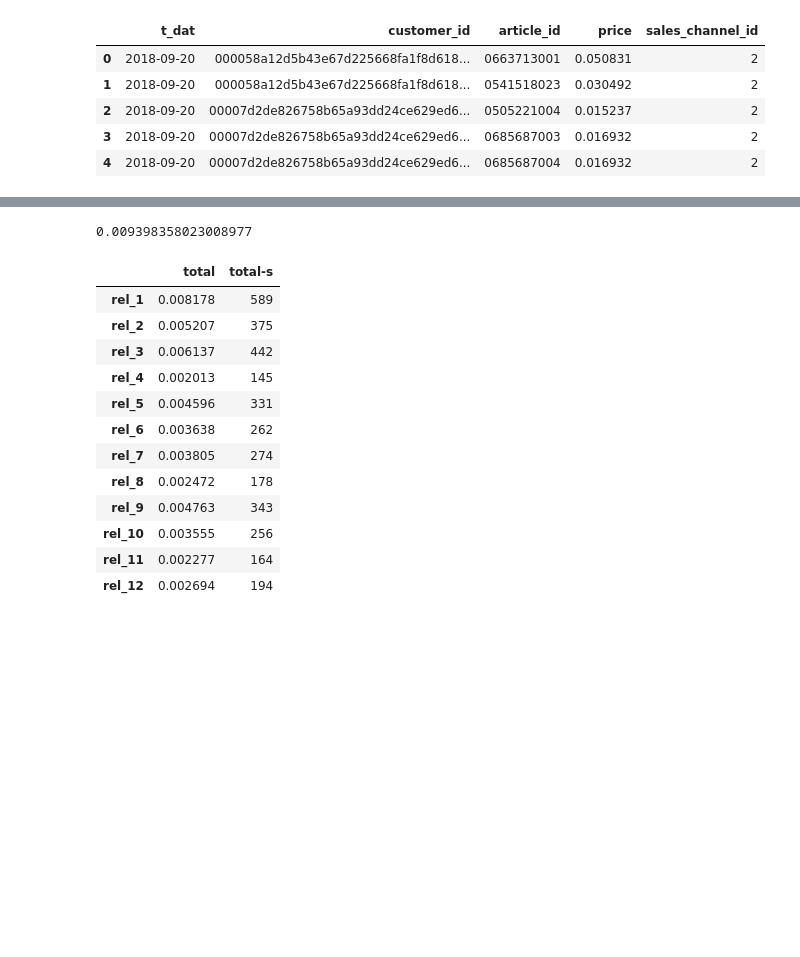
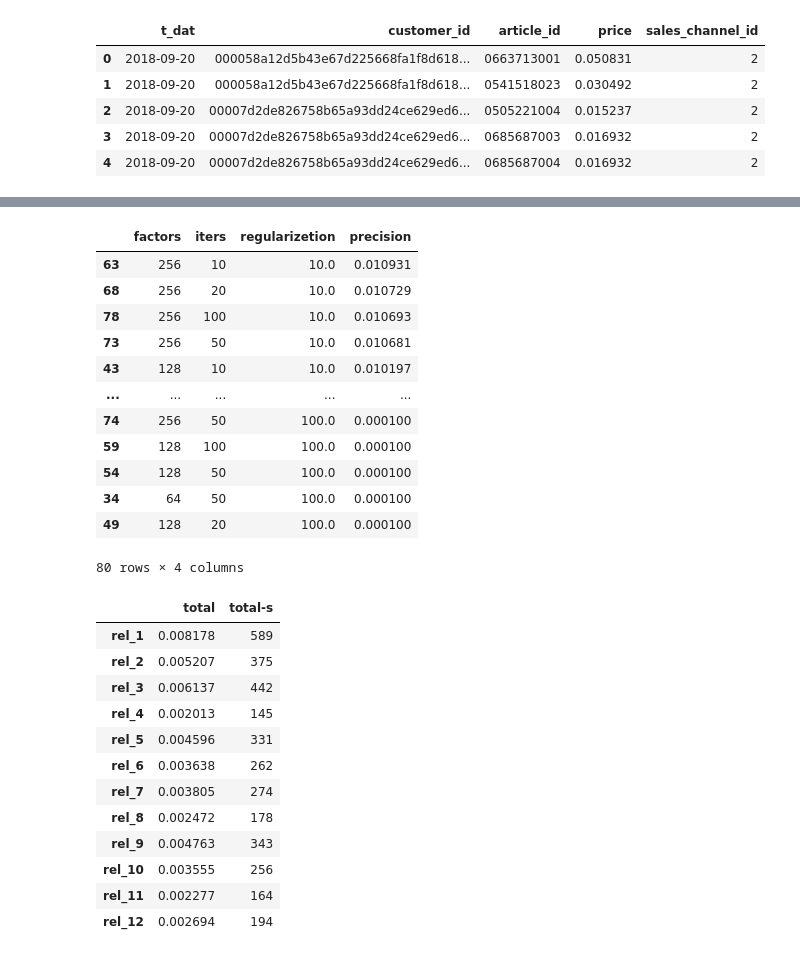
Before and after one commit to stameser/kaggle-hm, a Jupyter notebook: notebooks/implicit.ipynb, the cells around one changed output, grey strips where cells are left out. Drawn from its saved outputs; the diff is of its cells as text; code cells hidden in the pictures; blank space fills up the shorter version.

```diff
--- a/notebooks/implicit.ipynb
+++ b/notebooks/implicit.ipynb
@@ -155,10 +189,3 @@ comb['precision'].mean()
-# %%
-comb = results.merge(rec_df, left_index=True, right_on='customer_id')
-comb['prediction'] = comb['candidates']
-comb = compute_precision(comb)
-comb['precision'].mean()
-# %% [output]
-0.009398358023008977
 # %%
 min_cust = 25
 min_items = 10
@@ -234,6 +261,22 @@ for f in factors:
 res_df = pd.DataFrame(t_results)
 # %%
 res_df.to_csv(data_root / 'output' / 'als_comparison.csv', index=False)
+# %%
+pd.read_csv(data_root / 'output' / 'als_comparison.csv').sort_values('precision', ascending=False)
+# %% [output]
+|  | factors | iters | regularizetion | precision |
+| 63 | 256 | 10 | 10.0 | 0.010931 |
+| 68 | 256 | 20 | 10.0 | 0.010729 |
+| 78 | 256 | 100 | 10.0 | 0.010693 |
+| 73 | 256 | 50 | 10.0 | 0.010681 |
+| 43 | 128 | 10 | 10.0 | 0.010197 |
+| ... | ... | ... | ... | ... |
+| 74 | 256 | 50 | 100.0 | 0.000100 |
+| 59 | 128 | 100 | 100.0 | 0.000100 |
+| 54 | 128 | 50 | 100.0 | 0.000100 |
+| 34 | 64 | 50 | 100.0 | 0.000100 |
+| 49 | 128 | 20 | 100.0 | 0.000100 |
+80 rows × 4 columns
 # %%
 pd.DataFrame({
     'total': comb[cols].mean(),
```
Also changed, not shown: parts of 19 cells of this notebook, 2 other files.
